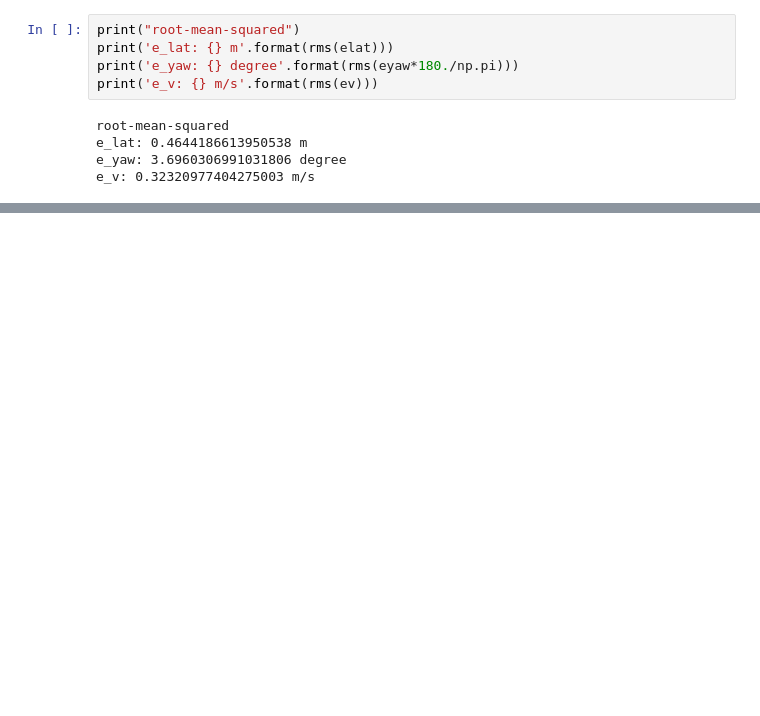
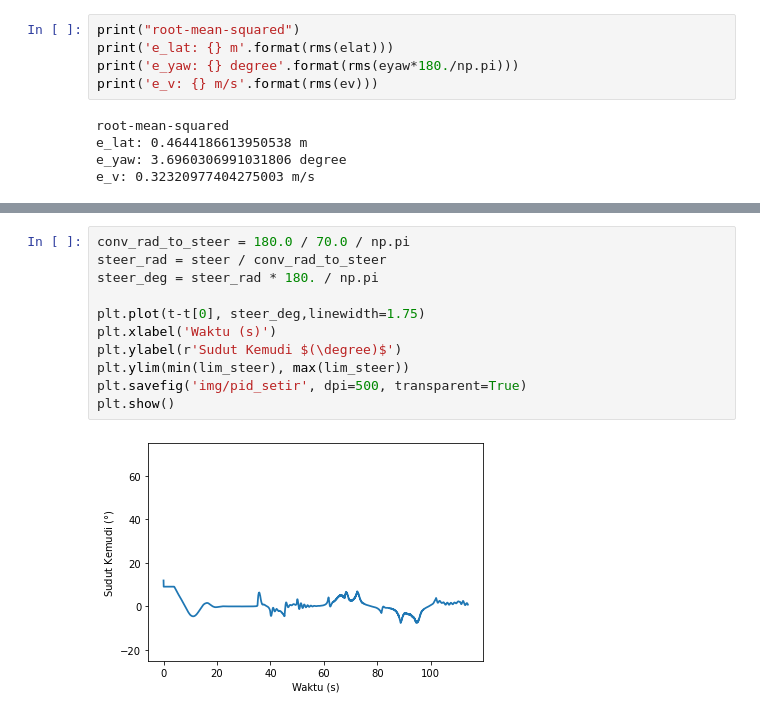
Before and after one commit to fadamsyah/final-project, a Jupyter notebook: CARLA Simulation Result/Hasil Simulasi CARLA.ipynb, the cells around one changed output, grey strips where cells are left out. Drawn from its saved outputs; the diff is of its cells as text; blank space fills up the shorter version.

```diff
--- a/CARLA Simulation Result/Hasil Simulasi CARLA.ipynb
+++ b/CARLA Simulation Result/Hasil Simulasi CARLA.ipynb
@@ -123,0 +164,13 @@ e_v: 0.32320977404275003 m/s
+# %%
+conv_rad_to_steer = 180.0 / 70.0 / np.pi
+steer_rad = steer / conv_rad_to_steer
+steer_deg = steer_rad * 180. / np.pi
+
+plt.plot(t-t[0], steer_deg,linewidth=1.75)
+plt.xlabel('Waktu (s)')
+plt.ylabel(r'Sudut Kemudi $(\degree)$')
+plt.ylim(min(lim_steer), max(lim_steer))
+plt.savefig('img/pid_setir', dpi=500, transparent=True)
+plt.show()
+# %% [output]
+[figure, added]
```
Also changed, not shown: parts of 20 cells of this notebook, 15 other files.
